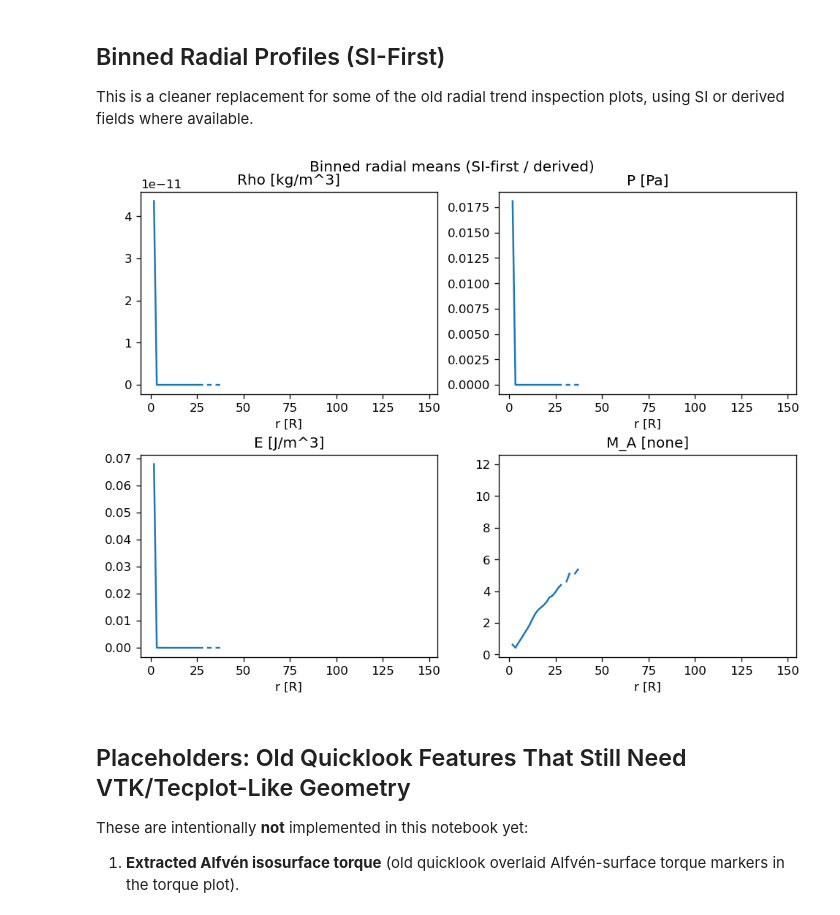
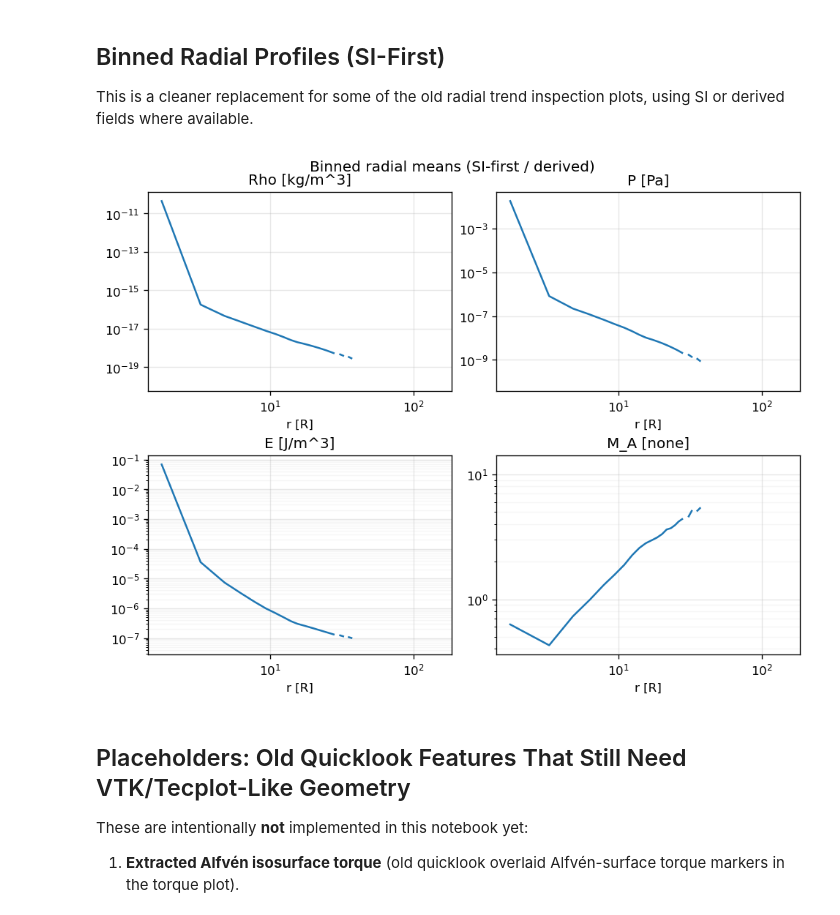
Before and after one commit to svaberg/starwinds-analysis, a Jupyter notebook: examples/smartds_quicklook_profiles.ipynb, the cells around one changed output. Saved outputs shown, nothing was run; the diff lists cells and outputs as text; code cells hidden in the pictures.

Commit message:
Remove wrapper calls from quicklook profiles notebook

```diff
--- a/examples/smartds_quicklook_profiles.ipynb
+++ b/examples/smartds_quicklook_profiles.ipynb
@@ -40,0 +35,8 @@ PosixPath('/Users/dagfev/Documents/starwinds/starwinds-analysis/sample_data/3d__
+# %%
+sample_path = get_sample("3d__var_1_n00060000.plt", echo=True)
+sds = SmartDs.from_file(sample_path)
+# DONE what is this function? It should not be here.
+# DONE i told you not to have this defensive SHITE in teh notebook. Just do the thing. Packing it nto a function that only the notebook calls is not an improvement. It is just hiding the fact that you are doing something weird and non-standard. Just do the thing.
+sds.add_batsrus_graph(body_radius_m=STAR_RADIUS_M)
+
+sample_path
@@ -92,0 +78,22 @@ diagnostics.keys()
+# %%
+# This cell should only compute the shell diagnostics and return them.
+# DONE this SHITE function is exactly what i DONT want to see in the notebook. Why? you tell me why. and add it to your instructions.
+diagnostics = {
+    "mass_loss": mass_loss_vs_radius(
+        sds, radii, body_radius_m=STAR_RADIUS_M, n_polar=N_POLAR, n_azimuth=N_AZIMUTH, method="nearest"
+    ),
+    "torque": torque_vs_radius(
+        sds, radii, body_radius_m=STAR_RADIUS_M, n_polar=N_POLAR, n_azimuth=N_AZIMUTH, method="nearest"
+    ),
+    "open_flux": open_magnetic_flux_vs_radius(
+        sds, radii, body_radius_m=STAR_RADIUS_M, n_polar=N_POLAR, n_azimuth=N_AZIMUTH, method="nearest"
+    ),
+    "energy": energy_flux_vs_radius(
+        sds, radii, body_radius_m=STAR_RADIUS_M, n_polar=N_POLAR, n_azimuth=N_AZIMUTH, method="nearest"
+    ),
+    "axisymmetric_open_flux": axisymmetric_open_flux_vs_radius(
+        sds, radii, body_radius_m=STAR_RADIUS_M, n_polar=N_POLAR, n_azimuth=N_AZIMUTH, method="nearest"
+    ),
+}
+
+diagnostics.keys()
@@ -182,8 +184,10 @@ raw_scatter_fields = (
     "ti [K]",
 )
 
-fig, axs = plot_radius_quicklook(sds, fields=raw_scatter_fields, mode="scatter", ncols=2, s=0.2, alpha=0.12)
-for ax in np.asarray(axs).ravel():
+# DONE what did i say about such functions? OBFUSCATION IS BAD.
+fig, axs = plt.subplots(2, 2, figsize=(8, 6), constrained_layout=True)
+plot_vs_radius(sds, axs, fields=raw_scatter_fields, s=0.2, alpha=0.12)
+for ax in axs.ravel():
     ax.set_xscale("symlog", linthresh=1e-2)
     ax.set_yscale("log")
     ax.grid(True, alpha=0.3)
@@ -199,22 +203,23 @@ This is a cleaner replacement for some of the old radial trend inspection plots,
 # %%
 # DONE Same as above look like shite. I am not even sure what the idfference is.
 si_binned_fields = (
     "Rho [kg/m^3]",
     "P [Pa]",
     "E [J/m^3]",
     "M_A [none]",
 )
 
-fig, axs = plot_radius_quicklook(sds, fields=si_binned_fields, mode="binned", ncols=2, bins=96, statistic="mean")
-for ax in np.asarray(axs).ravel():
+fig, axs = plt.subplots(2, 2, figsize=(8, 6), constrained_layout=True)
+plot_binned_vs_radius(sds, axs, fields=si_binned_fields, bins=96, statistic="mean")
+for ax in axs.ravel():
     ax.set_xscale("symlog", linthresh=1e-2)
     ax.set_yscale("log")
     ax.grid(True, alpha=0.3)
     ax.grid(True, which="minor", alpha=0.1)
 fig.suptitle("Binned radial means (SI-first / derived)", y=1.02)
 plt.show()
 # %% [output]
-[figure, old version]
+[figure, new version]
 # %% [markdown]
 ## Placeholders: Old Quicklook Features That Still Need VTK/Tecplot-Like Geometry
 
```
Also changed, not shown: parts of 7 cells of this notebook.
